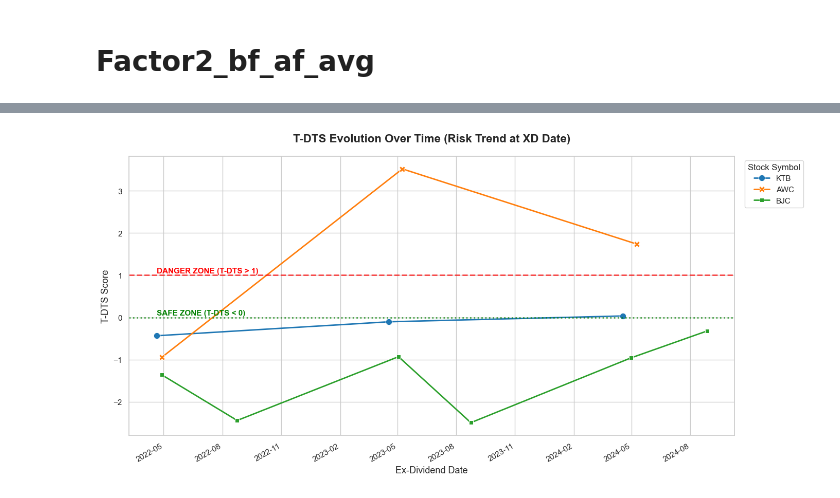
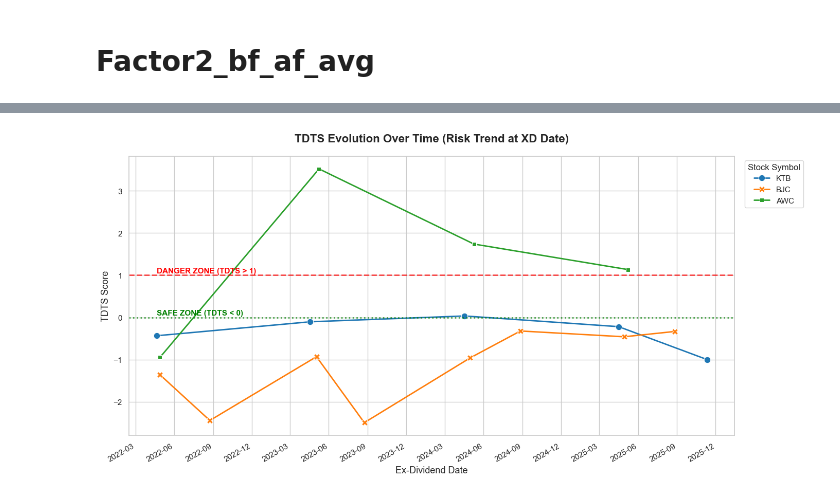
Before and after one commit to 4ommyx/stock_project, a Jupyter notebook: test_feat/Scoring.ipynb, the cells around one changed output, grey strips where cells are left out. Cells and saved outputs as stored; diff of their text form; code cells hidden in the pictures.

```diff
--- a/test_feat/Scoring.ipynb
+++ b/test_feat/Scoring.ipynb
@@ -170,6 +179,6 @@ plt.show()
 [figure]
 # %%
 # หาตัวการที่ทำให้กราฟเบี้ยว
-outlier = df_results_T_DTS[(df_results_T_DTS['T-DTS'] < -10) | (df_results_T_DTS['T-DTS'] > 10)]
+outlier = df_results_T_DTS[(df_results_T_DTS['TDTS'] < -10) | (df_results_T_DTS['TDTS'] > 10)]
 outlier
 # %% [output]
@@ -207,7 +216,7 @@ def calculate_tema(series, span):
     ema3 = ema2.ewm(span=span, adjust=False).mean()
     return (3 * ema1) - (3 * ema2) + ema3
 
-def analyze_xd_tema_history(tickers, start_year=2022, end_year=2024, window=15):
+def analyze_xd_tema_history(tickers, start_year=2022, end_year=2026, window=15):
     all_data = []
     print(f"กำลังดึงข้อมูลและคำนวณ TEMA({window}) ย้อนหลังปี {start_year}-{end_year} ...")
 
@@ -301,7 +310,7 @@ def analyze_xd_tema_history(tickers, start_year=2022, end_year=2024, window=15):
 
 # --- รันฟังก์ชัน ---
 # window=15 หมายถึง ดูย้อนหลัง 15 วัน และ ไปข้างหน้า 15 วัน (และใช้คำนวณ TEMA 15 ด้วย)
-df_results_tema = analyze_xd_tema_history(set50_tickers, start_year=2022, end_year=2024, window=15)
+df_results_tema = analyze_xd_tema_history(set50_tickers, start_year=2022, end_year=2026, window=15)
 
 
 # ตัวอย่างการดูเฉพาะหุ้น CPALL
@@ -408,8 +423,8 @@ import pandas as pd
 
 # --- 1. เตรียมข้อมูลจาก df_merged ---
 # สมมติว่าคุณมี df_merged อยู่แล้วจากการรัน process_cluster_and_score
-# แต่ถ้า column ชื่อ 'T_DTS' (มี underscore) หรือ 'T-DTS' (ขีดกลาง) ให้ปรับตรงนี้
-target_col = 'T_DTS' if 'T_DTS' in df_merged.columns else 'T-DTS'
+# แต่ถ้า column ชื่อ 'T_DTS' (มี underscore) หรือ 'TDTS' (ขีดกลาง) ให้ปรับตรงนี้
+target_col = 'T_DTS' if 'T_DTS' in df_merged.columns else 'TDTS'
 
 # แปลง Ex_Date เป็น datetime ให้ชัวร์
 df_plot = df_merged.copy()
@@ -432,38 +447,38 @@ sns.lineplot(
     x='Ex-Date',
     y=target_col,
     hue='Stock',
     style='Stock',         # ใช้เส้นประ/เส้นทึบ ต่างกันเพื่อให้อ่านง่าย
     markers=True,          # แสดงจุด (Point) ตรงวัน XD
     dashes=False,          # (Optional) ถ้าอยากได้เส้นทึบหมดให้แก้เป็น True
     linewidth=2,
     palette="tab10",       # ชุดสีที่ตัดกันชัดเจน
     markersize=9
 )
 
 # --- 4. เพิ่มเส้น Reference Zone ---
-# เส้น T-DTS = 1 (Dividend Trap Zone)
+# เส้น TDTS = 1 (Dividend Trap Zone)
 plt.axhline(y=1, color='red', linestyle='--', linewidth=2, alpha=0.7)
-plt.text(df_filtered['Ex-Date'].min(), 1.05, 'DANGER ZONE (T-DTS > 1)',
+plt.text(df_filtered['Ex-Date'].min(), 1.05, 'DANGER ZONE (TDTS > 1)',
          color='red', fontsize=11, fontweight='bold')
 
-# เส้น T-DTS = 0 (Safe Zone)
+# เส้น TDTS = 0 (Safe Zone)
 plt.axhline(y=0, color='green', linestyle=':', linewidth=2, alpha=0.7)
-plt.text(df_filtered['Ex-Date'].min(), 0.05, 'SAFE ZONE (T-DTS < 0)',
+plt.text(df_filtered['Ex-Date'].min(), 0.05, 'SAFE ZONE (TDTS < 0)',
          color='green', fontsize=11, fontweight='bold')
 
 # --- 5. ตกแต่งกราฟ ---
-plt.title('T-DTS Evolution Over Time (Risk Trend at XD Date)', fontsize=16, fontweight='bold', pad=20)
+plt.title('TDTS Evolution Over Time (Risk Trend at XD Date)', fontsize=16, fontweight='bold', pad=20)
 plt.xlabel('Ex-Dividend Date', fontsize=13)
-plt.ylabel('T-DTS Score', fontsize=13)
+plt.ylabel('TDTS Score', fontsize=13)
 plt.legend(title='Stock Symbol', bbox_to_anchor=(1.01, 1), loc='upper left', fontsize=11)
 
 # จัด Format แกนวันที่
 plt.gca().xaxis.set_major_formatter(mdates.DateFormatter('%Y-%m'))
 plt.gca().xaxis.set_major_locator(mdates.MonthLocator(interval=3)) # โชว์ทุก 3 เดือน
 plt.gcf().autofmt_xdate() # เอียงวันที่ให้อ่านง่าย
 
 plt.tight_layout()
 plt.show()
 # %% [output]
-[figure, old version]
+[figure, new version]
 # %%
```
Also changed, not shown: parts of 18 cells of this notebook.
